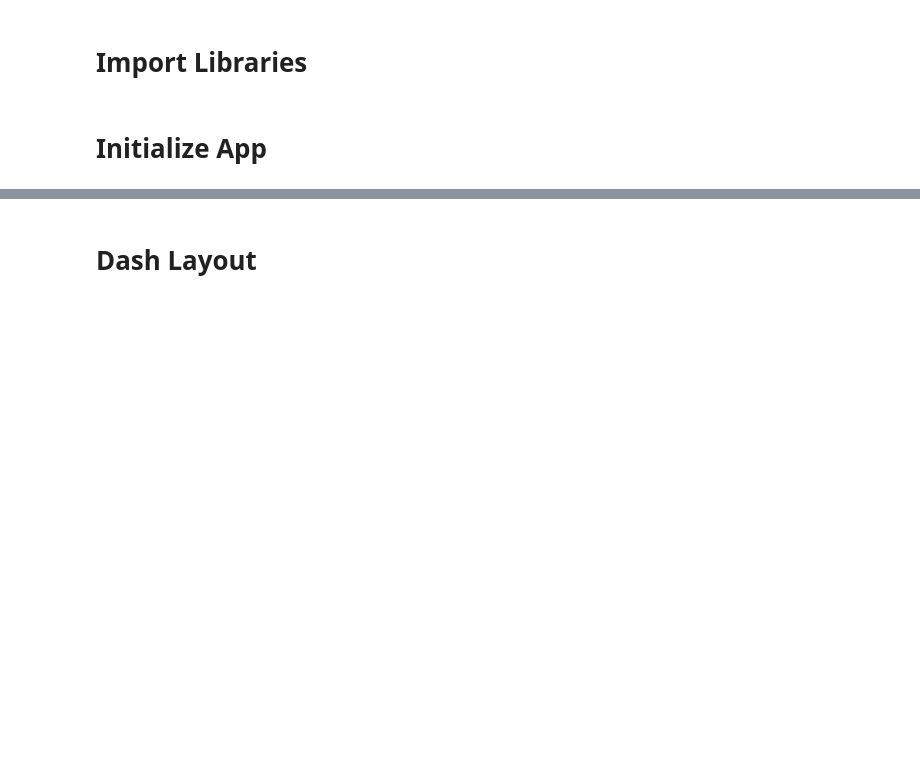
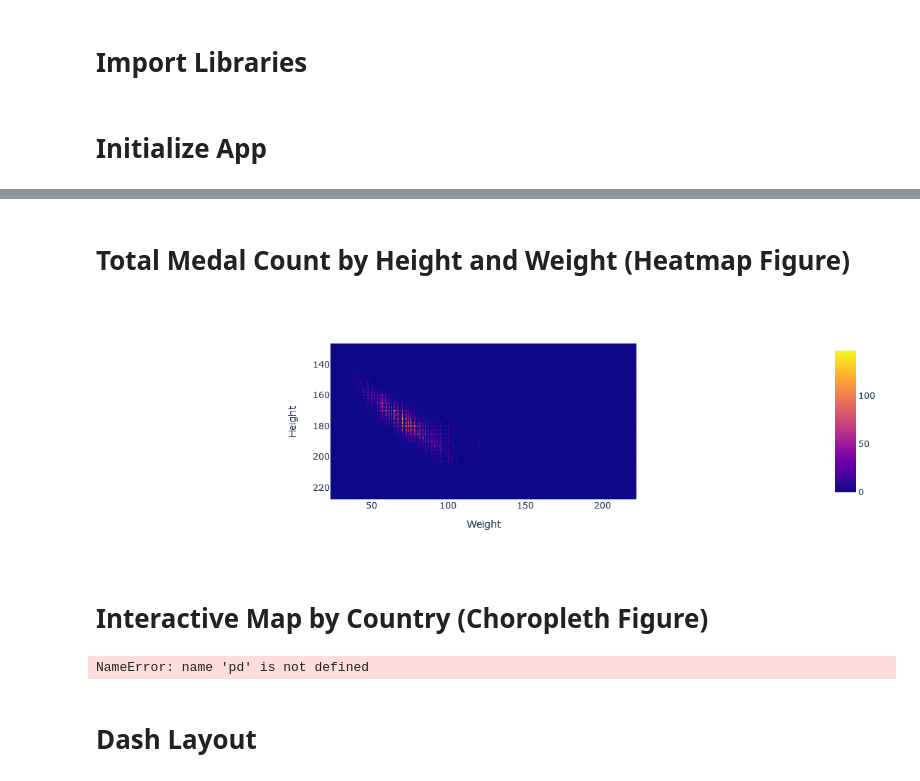
Before and after one commit to genghiskhang/olympic-data, a Jupyter notebook: src/app.ipynb, the cells around one changed output, grey strips where cells are left out. Saved outputs shown, nothing was run; the diff lists cells and outputs as text; code cells hidden in the pictures; blank space fills up the shorter version.

Commit message:
Heatmap figure added to display medal counts by height-weight

```diff
--- a/src/app.ipynb
+++ b/src/app.ipynb
@@ -62,0 +26,16 @@ df
+# %%
+athlete_events_df = pd.read_csv("./assets/athlete_events.csv")
+noc_regions = pd.read_csv("./assets/noc_regions.csv")
+
+# athlete_events_df = athlete_events_df[athlete_events_df["Medal"].notna()]
+
+# athlete_events_df.groupby(["Weight"])["Weight"].count().reset_index(name="height_count").sort_values(by=["height_count"], ascending=False)
+
+# athlete_events_df.groupby(["Name", "Medal"])["Medal"].count()
+# noc_medals_df = athlete_events_df.merge(noc_regions, on="NOC", how="left").rename(columns={"region":"Region"})
+# noc_medals_df = noc_medals_df.groupby(["NOC", "Medal"])["Medal"].count().unstack(fill_value=0).stack().reset_index(name="Medal_Count")
+# noc_medals_df["United States of America"]
+# noc_medals_df[noc_medals_df["NOC"] == "USA"]
+
+# athlete_events_df[(athlete_events_df["NOC"] == "USA") & (athlete_events_df["Medal"].notna())]
+athlete_events_df.sort_values(by=["Weight"], ascending=False)
@@ -63,3 +56,48 @@ df
+# %% [markdown]
+# Total Medal Count by Height and Weight (Heatmap Figure)
+# %%
+height_weight_medal_df = athlete_events_df.dropna(subset=["Height", "Weight"])
+height_weight_medal_df = height_weight_medal_df.groupby(["Height", "Weight"])["Medal"].count().reset_index(name="Medal_Count")
+height_weight_medal_df = pd.pivot_table(height_weight_medal_df, index="Height", columns="Weight", values="Medal_Count")
+height_weight_medal_df = height_weight_medal_df.fillna(0)
+# height_weight_medal_df.pivot(index="Height", columns="Weight", values="Medal_Count")
+height_weight_medal_df
+
+px.imshow(height_weight_medal_df).show()
+# %% [output]
+[figure, added]
+# %% [markdown]
+# Interactive Map by Country (Choropleth Figure)
+# %%
+# Example Dataset and Choropleth Figure
+
+df = pd.read_csv("./assets/aid_data.csv")
+df = df.dropna()
+
+# Dataframe for sum of donations given grouped by country
+donors_df = df.rename(columns={"donor":"country"}).sort_values(by=["commitment_amount_usd_constant"], ascending=True).groupby(["country"])["commitment_amount_usd_constant"].sum().reset_index(name="total_donated")
+
+# Dataframe for sum of donations received grouped by country
+recipients_df = df.rename(columns={"recipient":"country"}).groupby(["country"])["commitment_amount_usd_constant"].sum().reset_index(name="total_received")
+
+# Dataframe for net donations grouped by country
+combined_df = pd.merge(donors_df, recipients_df, how="outer", on="country").fillna(0)
+combined_df["net"] = combined_df["total_donated"] - combined_df["total_received"]
+
+# Choropleth figure
+fig_q1 = px.choropleth(combined_df,
+                        title="Net Donations by Country",
+                        locations="country",
+                        locationmode="country names",
+                        color="net",
+                        color_continuous_scale="PiYg",
+                        hover_name="country",
+                        range_color=[-4e6, 4e6],
+                        projection="natural earth")
+
+fig_q1.show()
+# %% [output]
+NameError: name 'pd' is not defined
 # %% [markdown]
 # Dash Layout
 # %%
```
Also changed, not shown: parts of 7 cells of this notebook, 6 other files.
